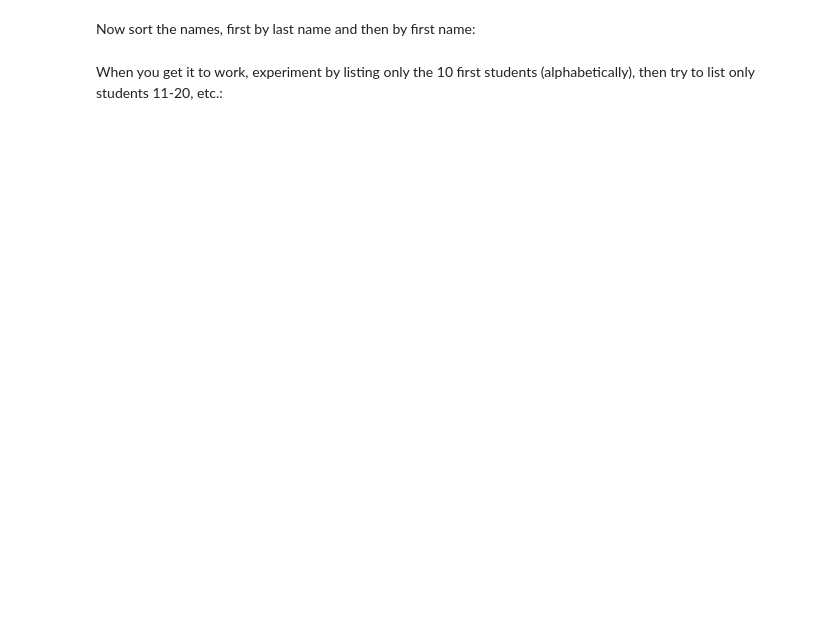
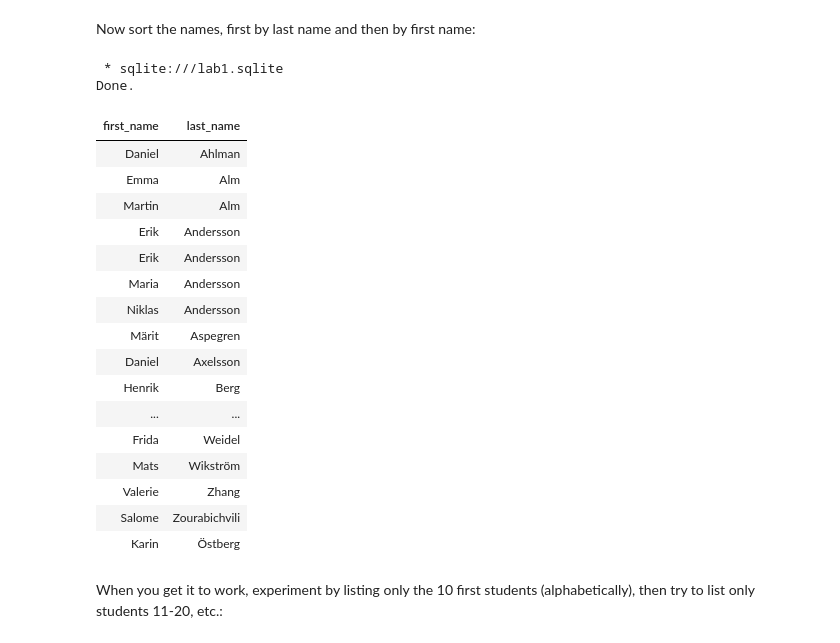
Before and after one commit to HugoMautner/database, a Jupyter notebook: lab1/lab1.ipynb, the cells around one changed output. Saved outputs shown, nothing was run; the diff lists cells and outputs as text; code cells hidden in the pictures; blank space fills up the shorter version.

```diff
--- a/lab1/lab1.ipynb
+++ b/lab1/lab1.ipynb
@@ -192,6 +246,29 @@ What are the names (first name and last name) of all the students?
 Now sort the names, first by last name and then by first name:
 # %%
 %%sql
+SELECT first_name, last_name
+FROM students
+ORDER BY last_name, first_name
+# %% [output]
+ * sqlite:///lab1.sqlite
+Done.
+| first_name | last_name |
+| Daniel | Ahlman |
+| Emma | Alm |
+| Martin | Alm |
+| Erik | Andersson |
+| Erik | Andersson |
+| Maria | Andersson |
+| Niklas | Andersson |
+| Märit | Aspegren |
+| Daniel | Axelsson |
+| Henrik | Berg |
+| ... | ... |
+| Frida | Weidel |
+| Mats | Wikström |
+| Valerie | Zhang |
+| Salome | Zourabichvili |
+| Karin | Östberg |
 # %% [markdown]
 When you get it to work, experiment by listing only the 10 first students (alphabetically), then try to list only students 11-20, etc.:
 # %%
```
Also changed, not shown: parts of 22 cells of this notebook, 2 other files.
